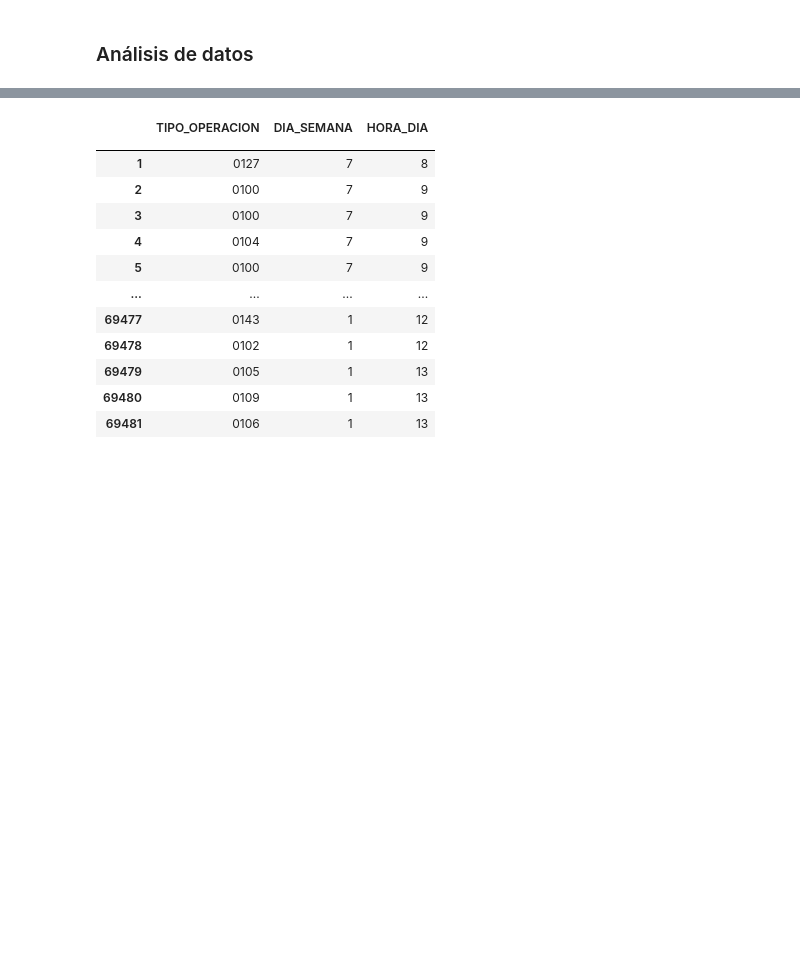
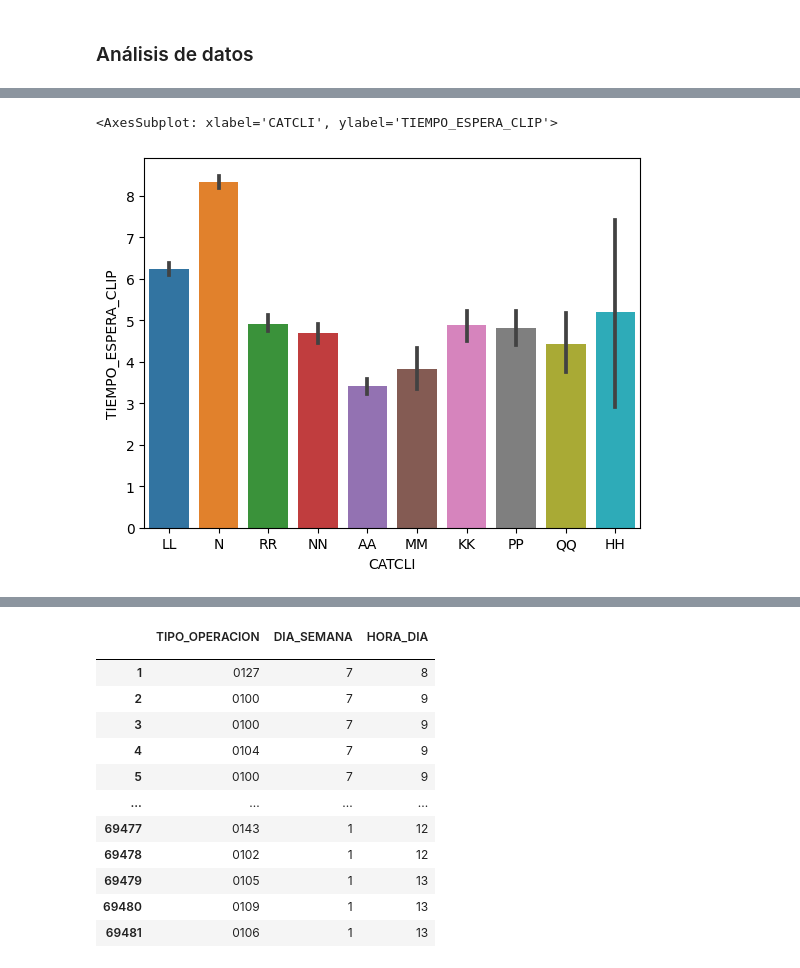
Before and after one commit to jtsoya539/fpuna-cdpython, a Jupyter notebook: modulo5/ReporteFinal.ipynb, the cells around one changed output, grey strips where cells are left out. Drawn from its saved outputs; the diff is of its cells as text; code cells hidden in the pictures; blank space fills up the shorter version.

```diff
--- a/modulo5/ReporteFinal.ipynb
+++ b/modulo5/ReporteFinal.ipynb
@@ -239,0 +327,6 @@ sns.pairplot(data, x_vars=['DIA_SEMANA','HORA_DIA'], y_vars='TIEMPO_TOTAL_ATENCI
+# %%
+# visualize the relationship between the features and the response using scatterplots
+sns.barplot(data, x='CATCLI', y='TIEMPO_ESPERA_CLIP')
+# %% [output]
+<AxesSubplot: xlabel='CATCLI', ylabel='TIEMPO_ESPERA_CLIP'>
+[figure, added]
```
Also changed, not shown: parts of 12 cells of this notebook.
